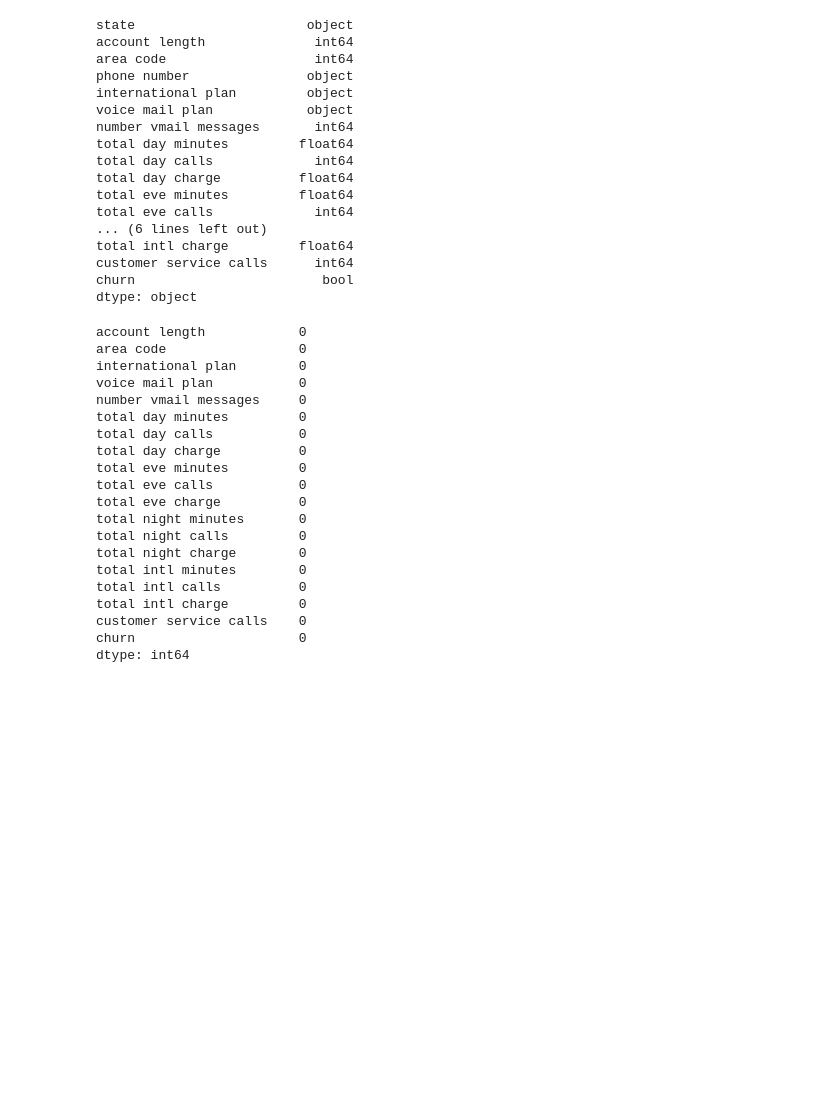
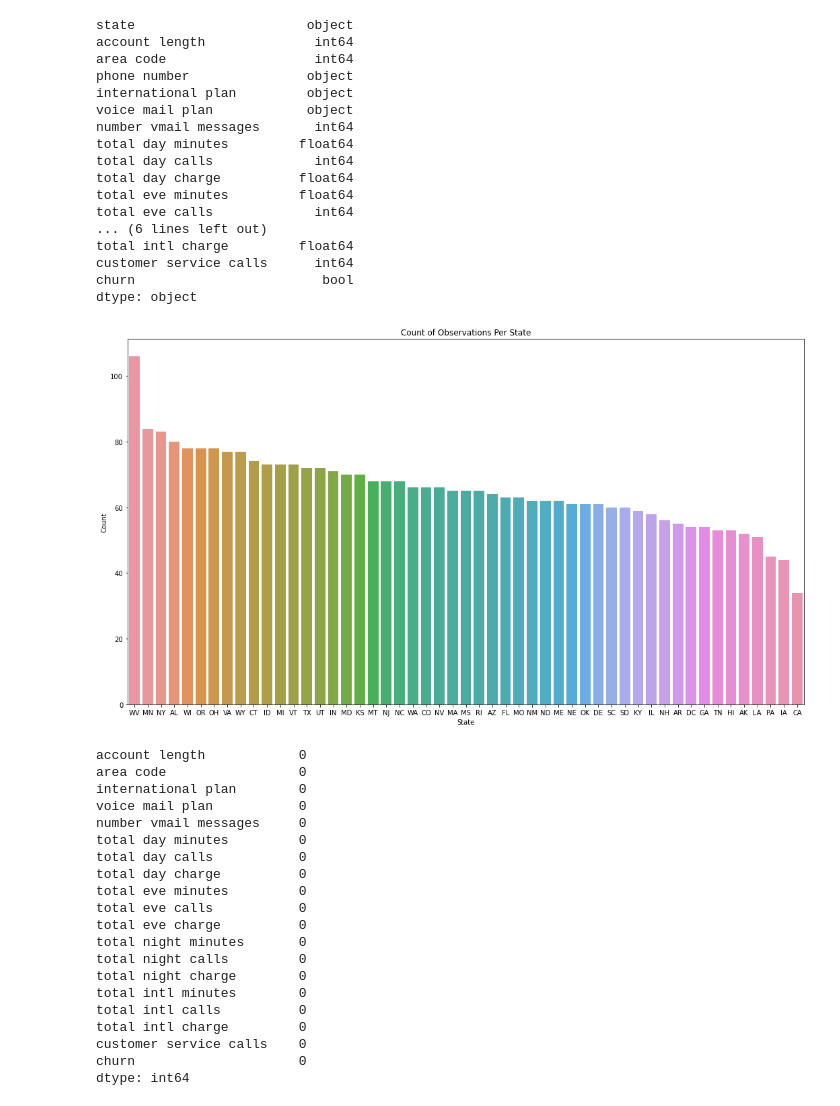
Before and after one commit to ptorres001/customer_churn, a Jupyter notebook: 01_EDA_Cleaning.ipynb, the cells around one changed output. Drawn from its saved outputs; the diff is of its cells as text; code cells hidden in the pictures; blank space fills up the shorter version.

Commit message:
new graphs

```diff
--- a/01_EDA_Cleaning.ipynb
+++ b/01_EDA_Cleaning.ipynb
@@ -43,6 +43,15 @@ total intl charge         float64
 customer service calls      int64
 churn                        bool
 dtype: object
+# %%
+fig, ax = plt.subplots(figsize = (18,10))
+sb.countplot(x ='state', data = df, order = df['state'].value_counts().index)
+ax.set_ylabel('Count')
+ax.set_xlabel('State')
+ax.set_title('Count of Observations Per State')
+plt.show()
+# %% [output]
+[figure, added]
 # %%
 df['area code'] = df['area code'].astype(str, errors = 'ignore')
 
```
